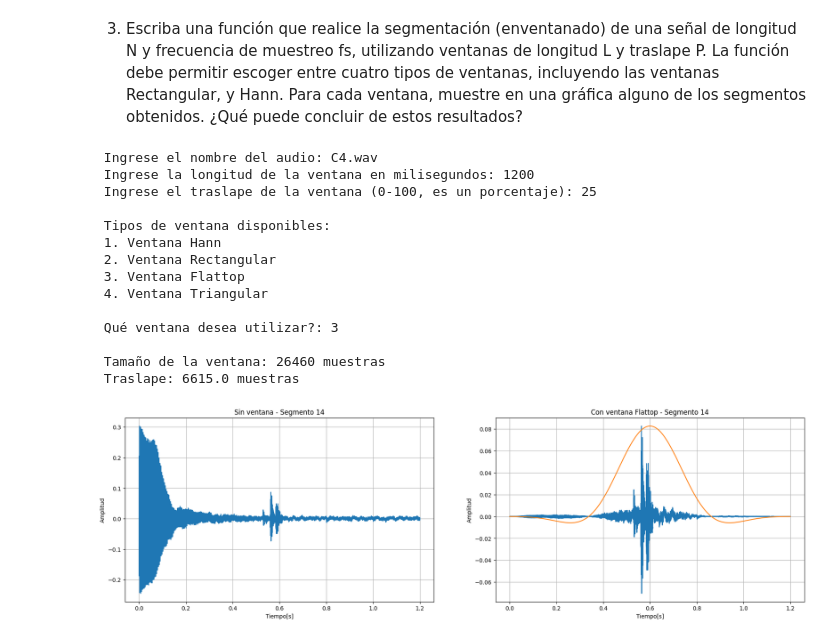
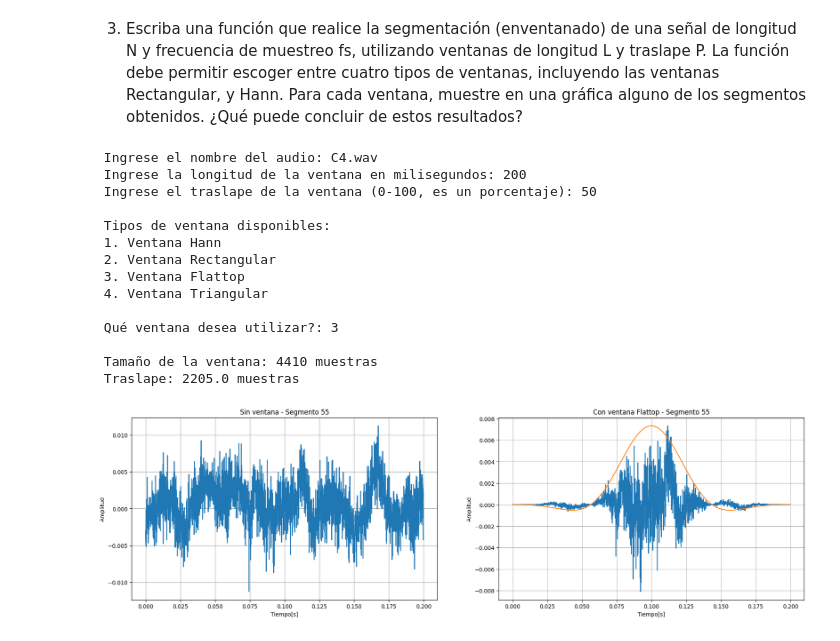
Before and after one commit to Unsimplegato159/Labs-TDS-3, a Jupyter notebook: Lab_1.ipynb, the cells around one changed output. Cells and saved outputs as stored; diff of their text form; code cells hidden in the pictures.

```diff
--- a/Lab_1.ipynb
+++ b/Lab_1.ipynb
@@ -368,36 +368,38 @@ def enventanado():
       plt.subplot(1,2,1)
       plt.plot(t2,segmentos[segment_view])
       plt.title('Sin ventana - Segmento {}'.format(segment_view))
       plt.xlabel('Tiempo[s]')
       plt.ylabel('Amplitud')
       plt.grid()
 
       plt.subplot(1,2,2)
       plt.plot(t2,final[segment_view])
 
       scaled_triang = scaled_bartlett(L, max(final[segment_view]))
       plt.plot(t2,scaled_triang)
 
       plt.title('Con ventana Triangular - Segmento {}'.format(segment_view))
       plt.xlabel('Tiempo[s]')
       plt.ylabel('Amplitud')
       plt.grid()
 
+    return final,P,audio_s,fs_s
 
-enventanado()
+
+segmentos_ventana, P, audio_original, fs_s = enventanado()
 # %% [output]
  Ingrese el nombre del audio: C4.wav
- Ingrese la longitud de la ventana en milisegundos: 1200
- Ingrese el traslape de la ventana (0-100, es un porcentaje): 25
+ Ingrese la longitud de la ventana en milisegundos: 200
+ Ingrese el traslape de la ventana (0-100, es un porcentaje): 50
 
  Tipos de ventana disponibles:
  1. Ventana Hann
  2. Ventana Rectangular
  3. Ventana Flattop
  4. Ventana Triangular
 
  Qué ventana desea utilizar?: 3
 
- Tamaño de la ventana: 26460 muestras
- Traslape: 6615.0 muestras
+ Tamaño de la ventana: 4410 muestras
+ Traslape: 2205.0 muestras
-[figure, old version]
+[figure, new version]
```
Also changed, not shown: parts of 4 cells of this notebook.
